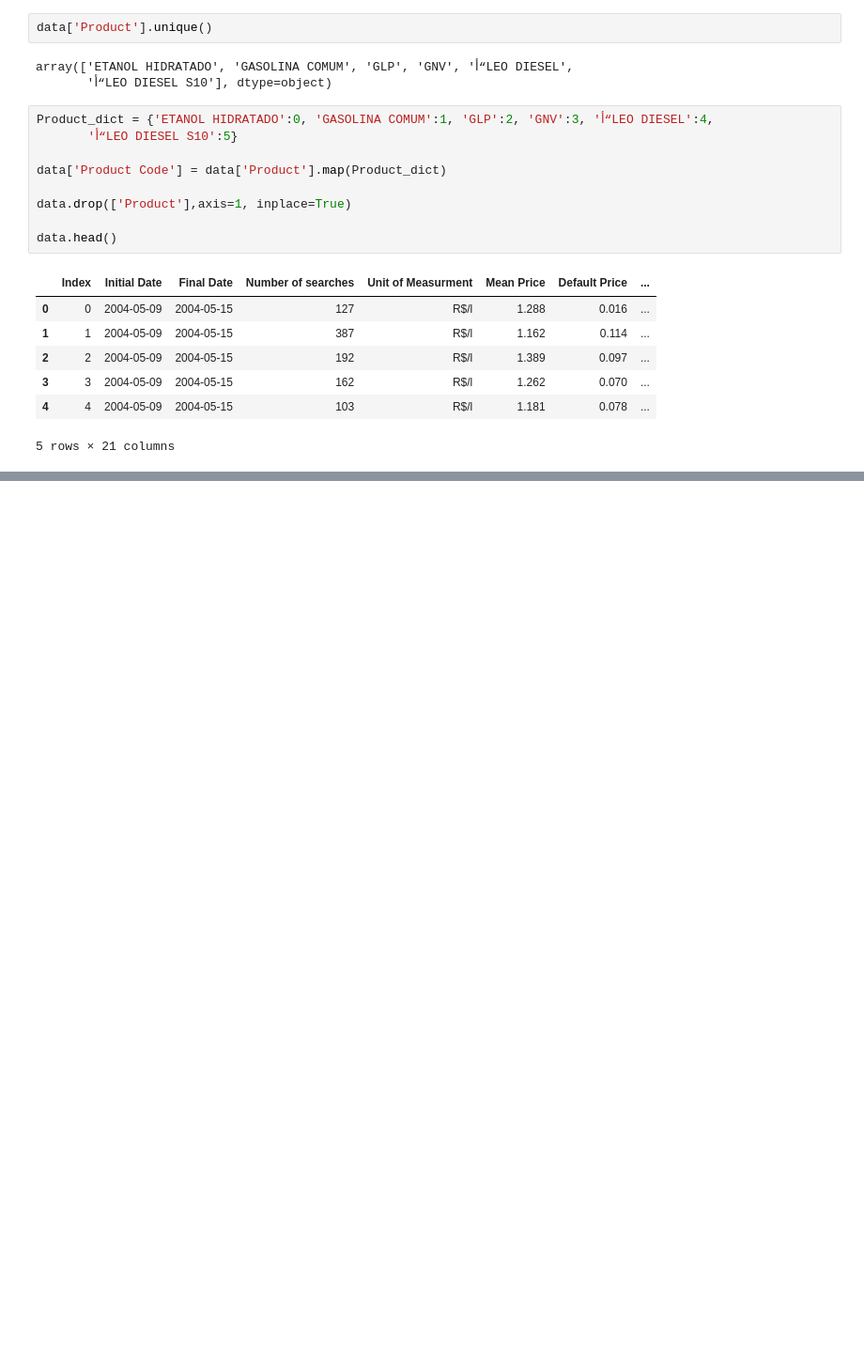
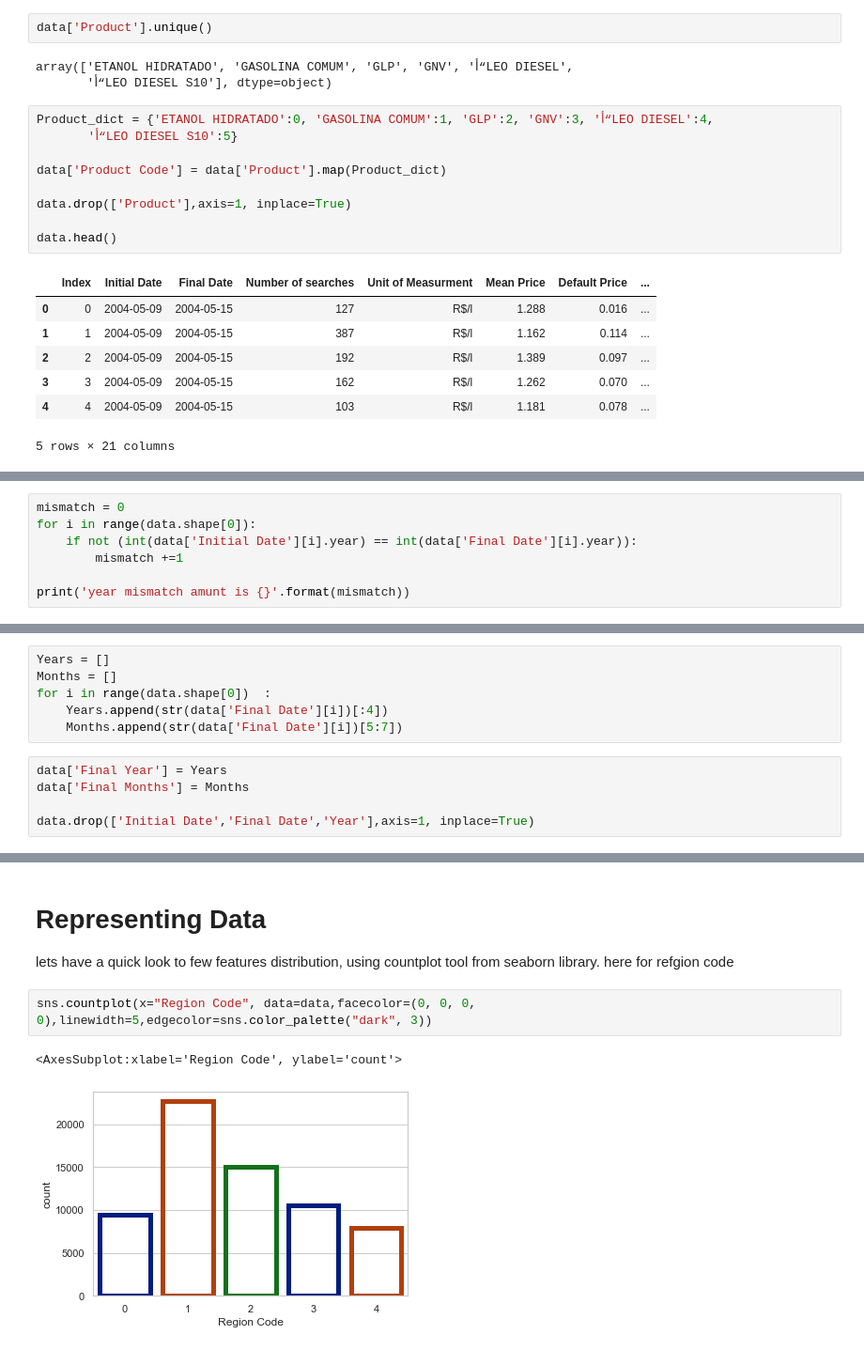
Before and after one commit to bbouya/Data_science_project_perso, a Jupyter notebook: brazil_Oil_Regression/Brazil Oil.ipynb, the cells around one changed output, grey strips where cells are left out. Shown at 94% size. Saved outputs shown, nothing was run; the diff lists cells and outputs as text; blank space fills up the shorter version.

```diff
--- a/brazil_Oil_Regression/Brazil Oil.ipynb
+++ b/brazil_Oil_Regression/Brazil Oil.ipynb
@@ -328,0 +332,7 @@ data.head()
+# %%
+mismatch = 0
+for i in range(data.shape[0]):
+    if not (int(data['Initial Date'][i].year) == int(data['Final Date'][i].year)):
+        mismatch +=1
+
+print('year mismatch amunt is {}'.format(mismatch))
@@ -328,0 +345,11 @@ data.head()
+# %%
+Years = []
+Months = []
+for i in range(data.shape[0])  :
+    Years.append(str(data['Final Date'][i])[:4])
+    Months.append(str(data['Final Date'][i])[5:7])
+# %%
+data['Final Year'] = Years
+data['Final Months'] = Months
+
+data.drop(['Initial Date','Final Date','Year'],axis=1, inplace=True)
@@ -328,0 +365,9 @@ data.head()
+# %% [markdown]
+# Representing Data
+lets have a quick look to few features distribution, using countplot tool from seaborn library.
+here for refgion code
+# %%
+sns.countplot(x="Region Code", data=data,facecolor=(0, 0, 0, 0),linewidth=5,edgecolor=sns.color_palette("dark", 3))
+# %% [output]
+<AxesSubplot:xlabel='Region Code', ylabel='count'>
+[figure, added]
```
Also changed, not shown: parts of 9 cells of this notebook.
